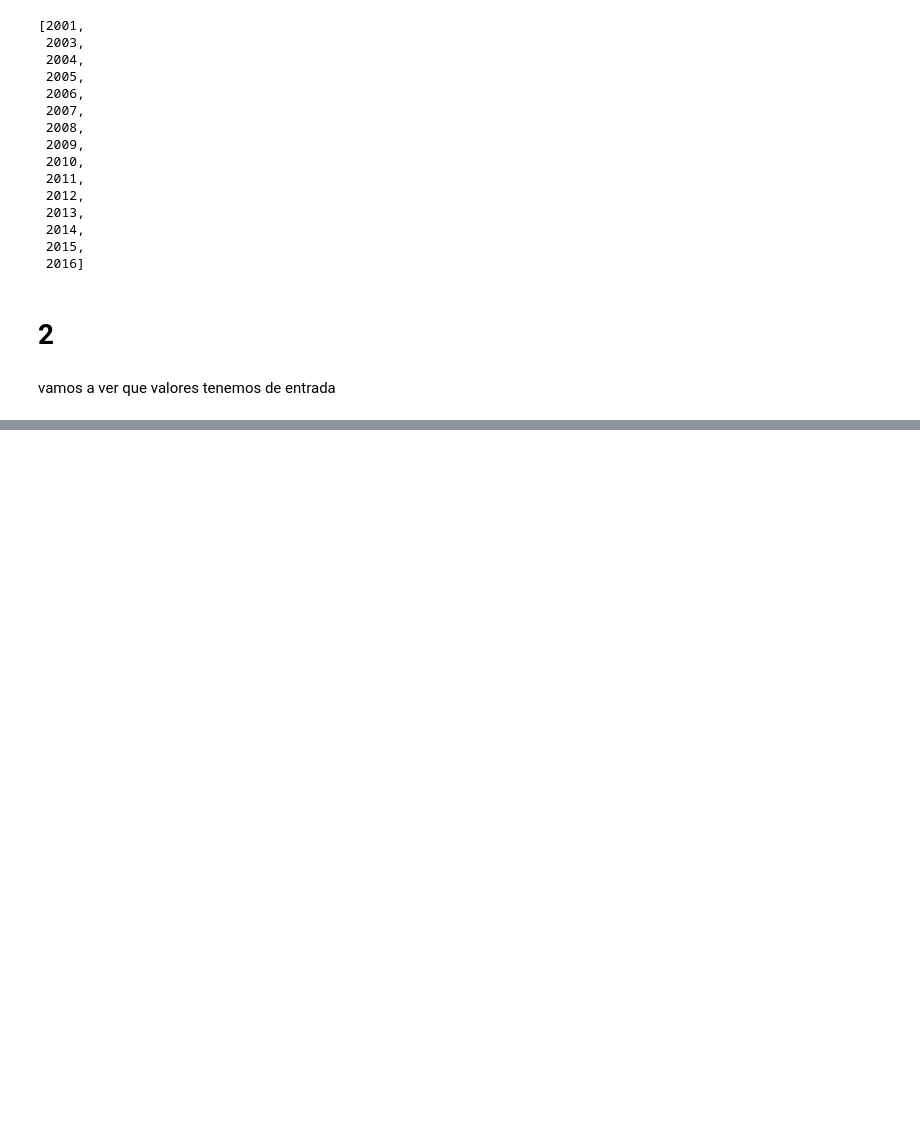
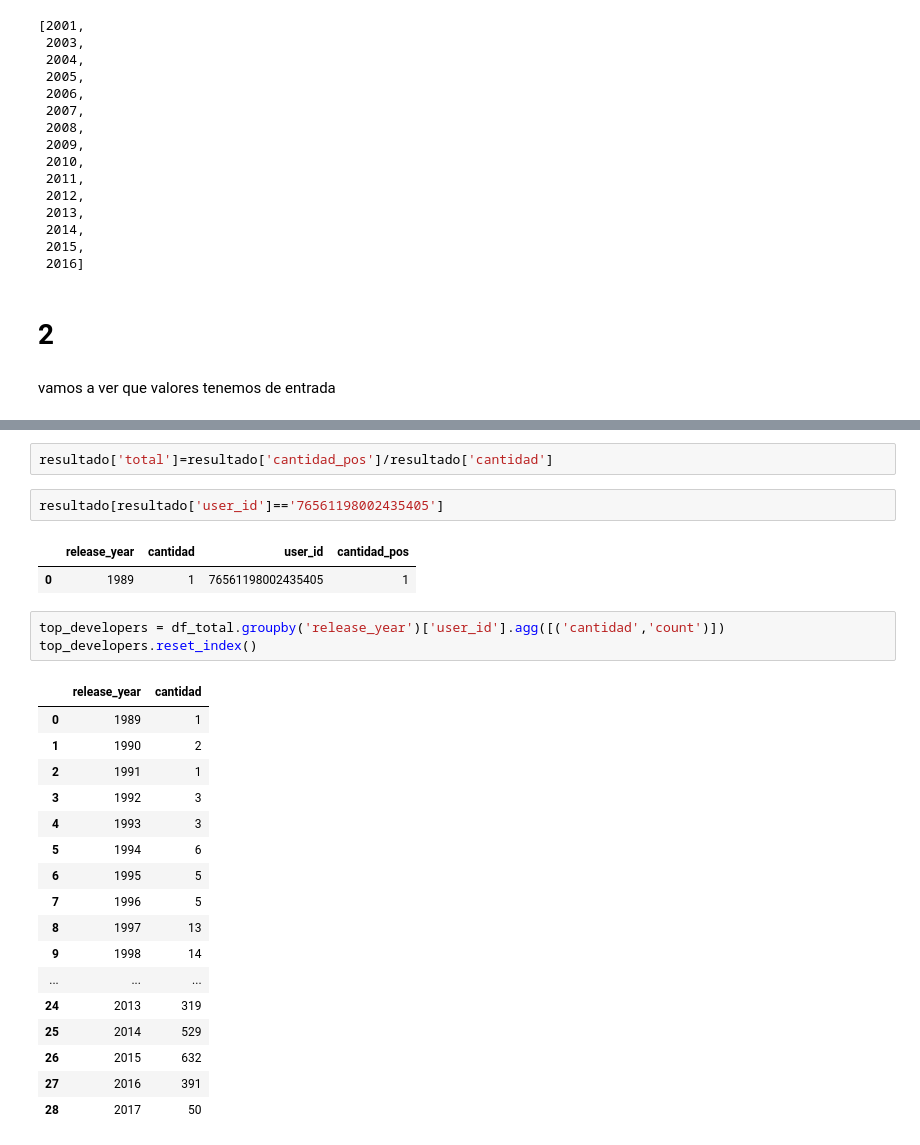
Before and after one commit to rodcordova/data_16_recomendacion, a Jupyter notebook: games_eda_etl.ipynb, the cells around one changed output, grey strips where cells are left out. Cells and saved outputs as stored; diff of their text form; blank space fills up the shorter version.

```diff
--- a/games_eda_etl.ipynb
+++ b/games_eda_etl.ipynb
@@ -602,0 +831,28 @@ vamos a ver que valores tenemos de entrada
+# %%
+resultado['total']=resultado['cantidad_pos']/resultado['cantidad']
+# %%
+resultado[resultado['user_id']=='76561198002435405']
+# %% [output]
+|  | release_year | cantidad | user_id | cantidad_pos |
+| 0 | 1989 | 1 | 76561198002435405 | 1 |
+# %%
+top_developers = df_total.groupby('release_year')['user_id'].agg([('cantidad','count')])
+top_developers.reset_index()
+# %% [output]
+|  | release_year | cantidad |
+| 0 | 1989 | 1 |
+| 1 | 1990 | 2 |
+| 2 | 1991 | 1 |
+| 3 | 1992 | 3 |
+| 4 | 1993 | 3 |
+| 5 | 1994 | 6 |
+| 6 | 1995 | 5 |
+| 7 | 1996 | 5 |
+| 8 | 1997 | 13 |
+| 9 | 1998 | 14 |
+| ... | ... | ... |
+| 24 | 2013 | 319 |
+| 25 | 2014 | 529 |
+| 26 | 2015 | 632 |
+| 27 | 2016 | 391 |
+| 28 | 2017 | 50 |
```
Also changed, not shown: parts of 26 cells of this notebook, 1 other file.
